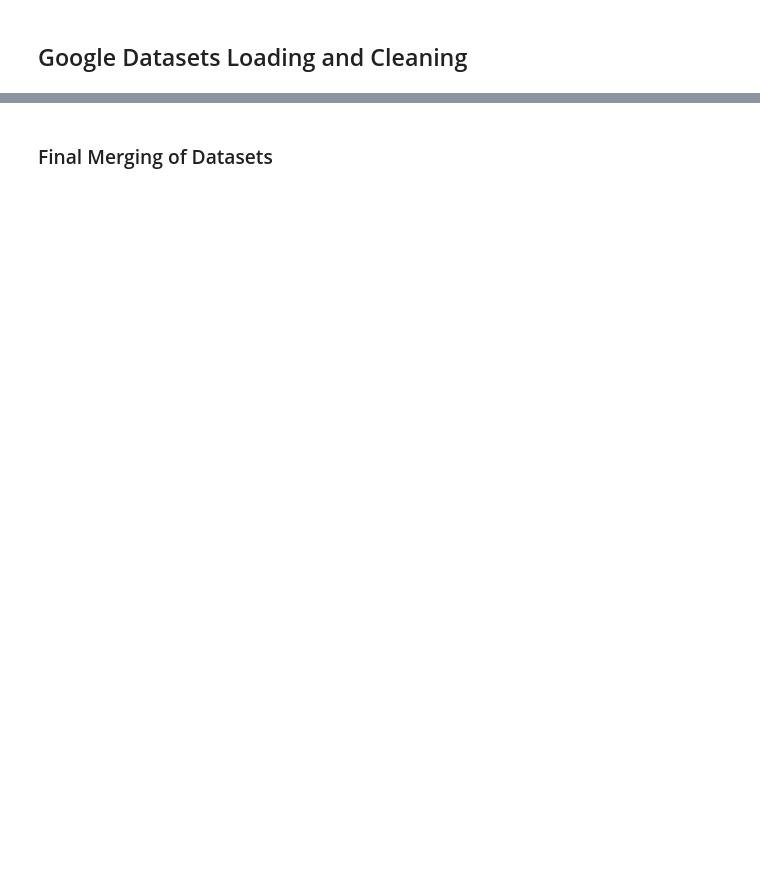
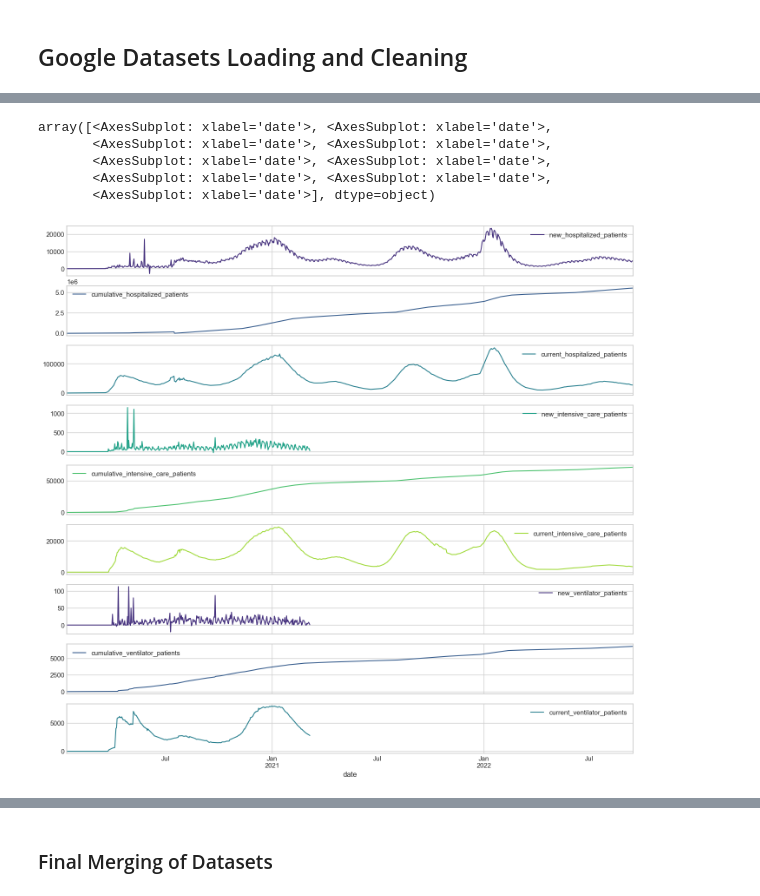
Before and after one commit to scelarek/CovidCast, a Jupyter notebook: Capstone/Main File.ipynb, the cells around one changed output, grey strips where cells are left out. Cells and saved outputs as stored; diff of their text form; code cells hidden in the pictures; blank space fills up the shorter version.

```diff
--- a/Capstone/Main File.ipynb
+++ b/Capstone/Main File.ipynb
@@ -502,0 +224,10 @@ gov_response_df = pd.read_csv(f'{folder_holder}oxford-government-response.csv')
+# %%
+replace_nans_column = 'new_intensive_care_patients'
+
+mask = (hospitalizations_df.index < pd.to_datetime('2021-01-01')) & (hospitalizations_df[replace_nans_column] != hospitalizations_df[replace_nans_column])
+hospitalizations_df.loc[mask, replace_nans_column] = 0
+# %%
+replace_nans_column = 'new_ventilator_patients'
+
+mask = (hospitalizations_df.index < pd.to_datetime('2021-01-01')) & (hospitalizations_df[replace_nans_column] != hospitalizations_df[replace_nans_column])
+hospitalizations_df.loc[mask, replace_nans_column] = 0
@@ -502,0 +292,34 @@ gov_response_df = pd.read_csv(f'{folder_holder}oxford-government-response.csv')
+# %%
+# Plotting before imputation
+ax_before = hospitalizations_df.drop(columns='cumulative_hospitalized_patients').plot(title='Before Imputation', figsize=(10,5))
+ax_before.set_xlabel("Date")
+ax_before.set_ylabel("Count")
+ax_before.legend(loc='center left', bbox_to_anchor=(1, 0.5))
+
+# Imputing missing values
+hospitalizations_df['cumulative_ventilator_patients'] = hospitalizations_df['cumulative_ventilator_patients'].fillna(predicted_vents)
+hospitalizations_df['cumulative_intensive_care_patients'] = hospitalizations_df['cumulative_intensive_care_patients'].fillna(predicted_icu)
+
+# Plotting after imputation
+ax_after = hospitalizations_df.drop(columns='cumulative_hospitalized_patients').plot(title='After Imputed ICU/Vent Data', figsize=(13,5))
+ax_after.set_xlabel("Date")
+ax_after.set_ylabel("Count")
+ax_after.legend(loc='center left', bbox_to_anchor=(1, 0.5))
+
+# Adjust the layout
+plt.tight_layout()
+plt.show()
+# %%
+hospitalizations_df[hospitalizations_df.isna().new_intensive_care_patients]
+
+hospitalizations_df['new_ventilator_patients'] = hospitalizations_df['cumulative_ventilator_patients'].fillna(predicted_vents)
+hospitalizations_df['new_intensive_care_patients'] = hospitalizations_df['new_intensive_care_patients'].fillna(predicted_icu)
+# %%
+hospitalizations_df.plot(subplots=True, figsize=(15, 15))
+# %% [output]
+array([<AxesSubplot: xlabel='date'>, <AxesSubplot: xlabel='date'>,
+       <AxesSubplot: xlabel='date'>, <AxesSubplot: xlabel='date'>,
+       <AxesSubplot: xlabel='date'>, <AxesSubplot: xlabel='date'>,
+       <AxesSubplot: xlabel='date'>, <AxesSubplot: xlabel='date'>,
+       <AxesSubplot: xlabel='date'>], dtype=object)
+[figure, added]
```
Also changed, not shown: parts of 38 cells of this notebook.
